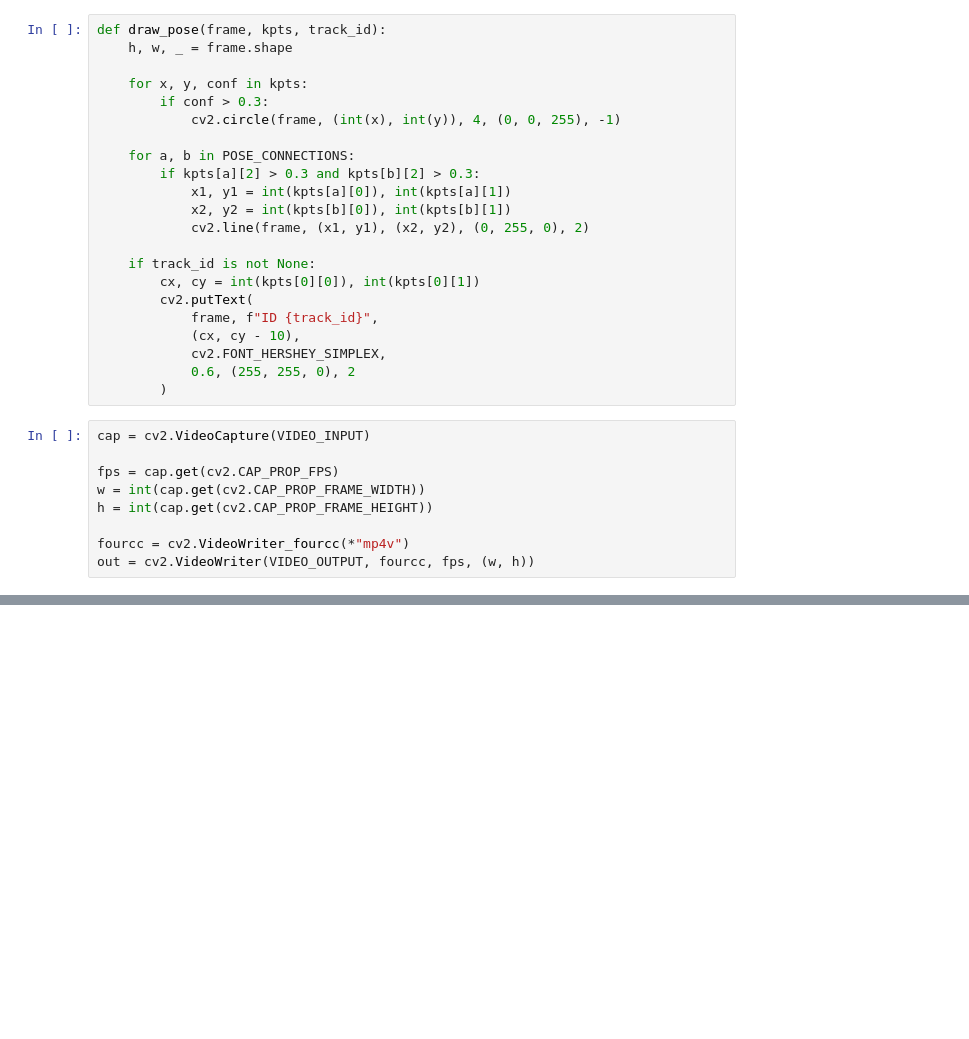
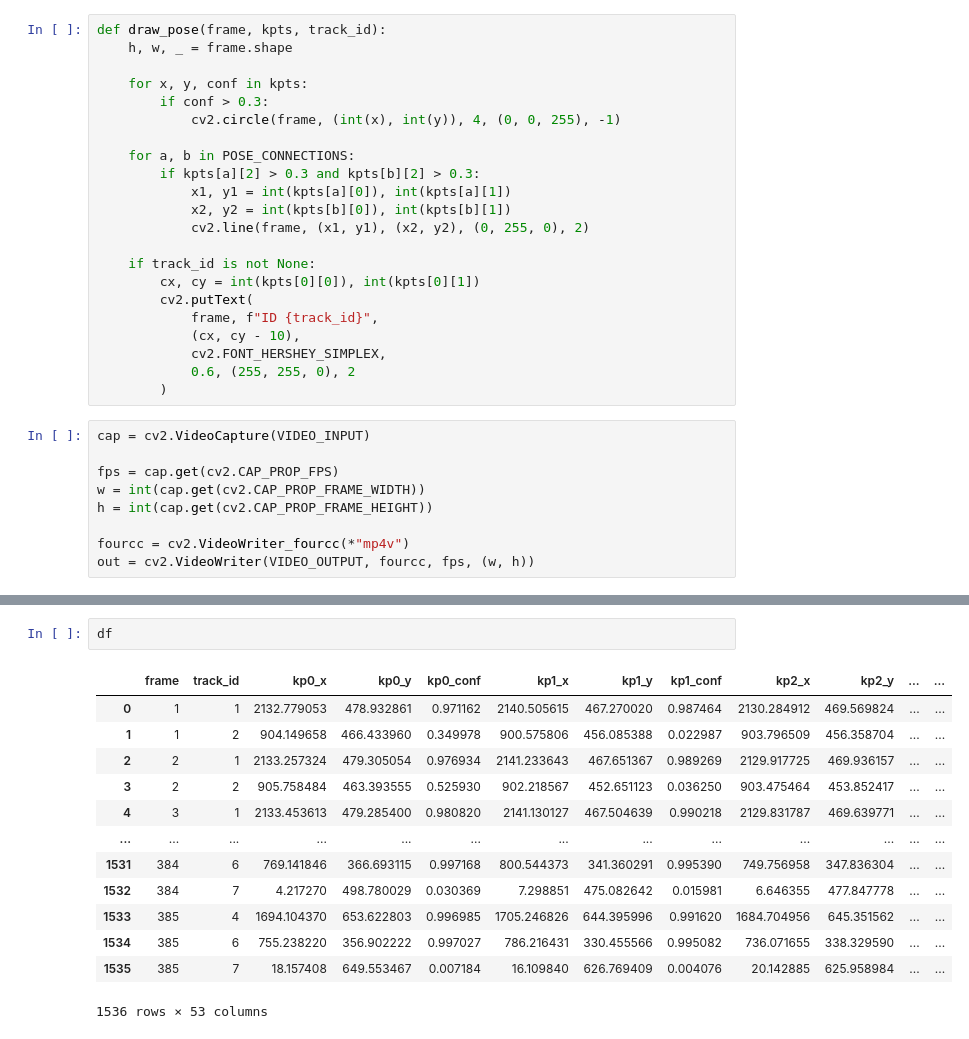
Before and after one commit to Sparshcodies/Robotronix-Langchain, a Jupyter notebook: 10_Pose_estimation/04_YOLO12m_estimation.ipynb, the cells around one changed output, grey strips where cells are left out. Cells and saved outputs as stored; diff of their text form; blank space fills up the shorter version.

```diff
--- a/10_Pose_estimation/04_YOLO12m_estimation.ipynb
+++ b/10_Pose_estimation/04_YOLO12m_estimation.ipynb
@@ -168,0 +145,16 @@ NameError: name 'records' is not defined
+# %%
+df
+# %% [output]
+|  | frame | track_id | kp0_x | kp0_y | kp0_conf | kp1_x | kp1_y | kp1_conf | kp2_x | kp2_y | ... | ... |
+| 0 | 1 | 1 | 2132.779053 | 478.932861 | 0.971162 | 2140.505615 | 467.270020 | 0.987464 | 2130.284912 | 469.569824 | ... | ... |
+| 1 | 1 | 2 | 904.149658 | 466.433960 | 0.349978 | 900.575806 | 456.085388 | 0.022987 | 903.796509 | 456.358704 | ... | ... |
+| 2 | 2 | 1 | 2133.257324 | 479.305054 | 0.976934 | 2141.233643 | 467.651367 | 0.989269 | 2129.917725 | 469.936157 | ... | ... |
+| 3 | 2 | 2 | 905.758484 | 463.393555 | 0.525930 | 902.218567 | 452.651123 | 0.036250 | 903.475464 | 453.852417 | ... | ... |
+| 4 | 3 | 1 | 2133.453613 | 479.285400 | 0.980820 | 2141.130127 | 467.504639 | 0.990218 | 2129.831787 | 469.639771 | ... | ... |
+| ... | ... | ... | ... | ... | ... | ... | ... | ... | ... | ... | ... | ... |
+| 1531 | 384 | 6 | 769.141846 | 366.693115 | 0.997168 | 800.544373 | 341.360291 | 0.995390 | 749.756958 | 347.836304 | ... | ... |
+| 1532 | 384 | 7 | 4.217270 | 498.780029 | 0.030369 | 7.298851 | 475.082642 | 0.015981 | 6.646355 | 477.847778 | ... | ... |
+| 1533 | 385 | 4 | 1694.104370 | 653.622803 | 0.996985 | 1705.246826 | 644.395996 | 0.991620 | 1684.704956 | 645.351562 | ... | ... |
+| 1534 | 385 | 6 | 755.238220 | 356.902222 | 0.997027 | 786.216431 | 330.455566 | 0.995082 | 736.071655 | 338.329590 | ... | ... |
+| 1535 | 385 | 7 | 18.157408 | 649.553467 | 0.007184 | 16.109840 | 626.769409 | 0.004076 | 20.142885 | 625.958984 | ... | ... |
+1536 rows × 53 columns
```
Also changed, not shown: parts of 3 cells of this notebook, 27 other files.
